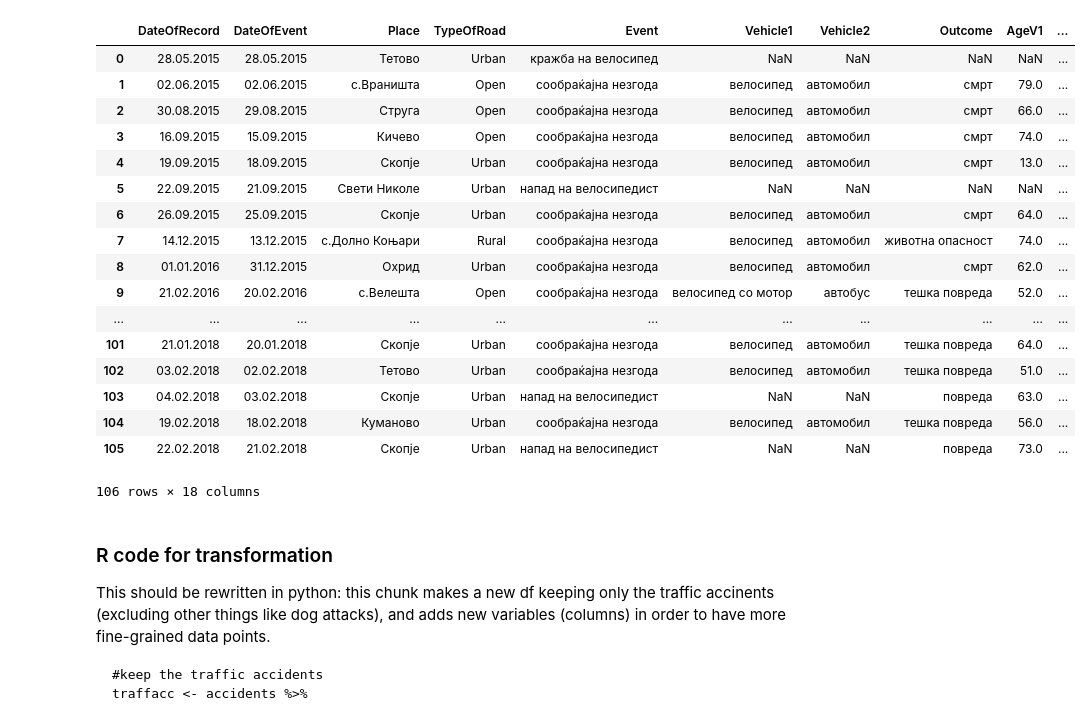
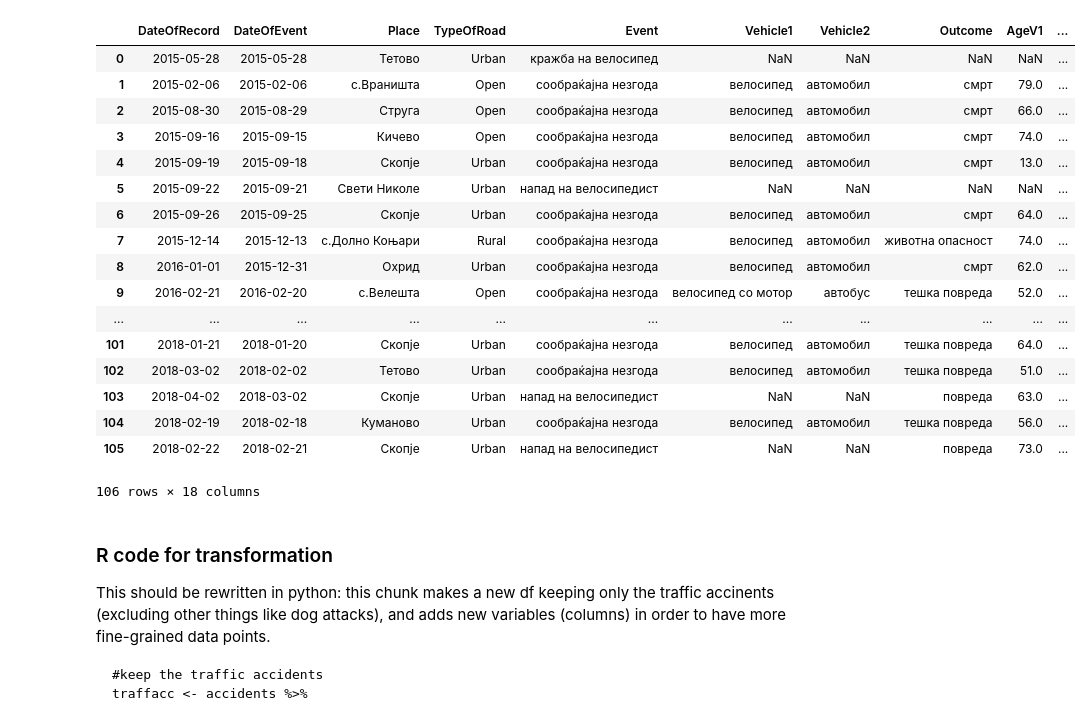
Before and after one commit to discindo/natochak, a Jupyter notebook: python/pandas-na-tochak.ipynb, the cells around one changed output. Drawn from its saved outputs; the diff is of its cells as text; code cells hidden in the pictures.

```diff
--- a/python/pandas-na-tochak.ipynb
+++ b/python/pandas-na-tochak.ipynb
@@ -2,26 +2,26 @@
 import pandas as pd
 # %%
 #read the date and show the table
-df = pd.read_csv('../mvr-data.csv')
+df = pd.read_csv('../mvr-data.csv', parse_dates=['DateOfRecord', 'DateOfEvent'])
 df
 # %% [output]
 |  | DateOfRecord | DateOfEvent | Place | TypeOfRoad | Event | Vehicle1 | Vehicle2 | Outcome | AgeV1 | ... |
-| 0 | 28.05.2015 | 28.05.2015 | Тетово | Urban | кражба на велосипед | NaN | NaN | NaN | NaN | ... |
-| 1 | 02.06.2015 | 02.06.2015 | с.Враништа | Open | сообраќајна незгода | велосипед | автомобил | смрт | 79.0 | ... |
-| 2 | 30.08.2015 | 29.08.2015 | Струга | Open | сообраќајна незгода | велосипед | автомобил | смрт | 66.0 | ... |
-| 3 | 16.09.2015 | 15.09.2015 | Кичево | Open | сообраќајна незгода | велосипед | автомобил | смрт | 74.0 | ... |
-| 4 | 19.09.2015 | 18.09.2015 | Скопје | Urban | сообраќајна незгода | велосипед | автомобил | смрт | 13.0 | ... |
-| 5 | 22.09.2015 | 21.09.2015 | Свети Николе | Urban | напад на велосипедист | NaN | NaN | NaN | NaN | ... |
-| 6 | 26.09.2015 | 25.09.2015 | Скопје | Urban | сообраќајна незгода | велосипед | автомобил | смрт | 64.0 | ... |
-| 7 | 14.12.2015 | 13.12.2015 | с.Долно Коњари | Rural | сообраќајна незгода | велосипед | автомобил | животна опасност | 74.0 | ... |
-| 8 | 01.01.2016 | 31.12.2015 | Охрид | Urban | сообраќајна незгода | велосипед | автомобил | смрт | 62.0 | ... |
-| 9 | 21.02.2016 | 20.02.2016 | с.Велешта | Open | сообраќајна незгода | велосипед со мотор | автобус | тешка повреда | 52.0 | ... |
+| 0 | 2015-05-28 | 2015-05-28 | Тетово | Urban | кражба на велосипед | NaN | NaN | NaN | NaN | ... |
+| 1 | 2015-02-06 | 2015-02-06 | с.Враништа | Open | сообраќајна незгода | велосипед | автомобил | смрт | 79.0 | ... |
+| 2 | 2015-08-30 | 2015-08-29 | Струга | Open | сообраќајна незгода | велосипед | автомобил | смрт | 66.0 | ... |
+| 3 | 2015-09-16 | 2015-09-15 | Кичево | Open | сообраќајна незгода | велосипед | автомобил | смрт | 74.0 | ... |
+| 4 | 2015-09-19 | 2015-09-18 | Скопје | Urban | сообраќајна незгода | велосипед | автомобил | смрт | 13.0 | ... |
+| 5 | 2015-09-22 | 2015-09-21 | Свети Николе | Urban | напад на велосипедист | NaN | NaN | NaN | NaN | ... |
+| 6 | 2015-09-26 | 2015-09-25 | Скопје | Urban | сообраќајна незгода | велосипед | автомобил | смрт | 64.0 | ... |
+| 7 | 2015-12-14 | 2015-12-13 | с.Долно Коњари | Rural | сообраќајна незгода | велосипед | автомобил | животна опасност | 74.0 | ... |
+| 8 | 2016-01-01 | 2015-12-31 | Охрид | Urban | сообраќајна незгода | велосипед | автомобил | смрт | 62.0 | ... |
+| 9 | 2016-02-21 | 2016-02-20 | с.Велешта | Open | сообраќајна незгода | велосипед со мотор | автобус | тешка повреда | 52.0 | ... |
 | ... | ... | ... | ... | ... | ... | ... | ... | ... | ... | ... |
-| 101 | 21.01.2018 | 20.01.2018 | Скопје | Urban | сообраќајна незгода | велосипед | автомобил | тешка повреда | 64.0 | ... |
-| 102 | 03.02.2018 | 02.02.2018 | Тетово | Urban | сообраќајна незгода | велосипед | автомобил | тешка повреда | 51.0 | ... |
-| 103 | 04.02.2018 | 03.02.2018 | Скопје | Urban | напад на велосипедист | NaN | NaN | повреда | 63.0 | ... |
-| 104 | 19.02.2018 | 18.02.2018 | Куманово | Urban | сообраќајна незгода | велосипед | автомобил | тешка повреда | 56.0 | ... |
-| 105 | 22.02.2018 | 21.02.2018 | Скопје | Urban | напад на велосипедист | NaN | NaN | повреда | 73.0 | ... |
+| 101 | 2018-01-21 | 2018-01-20 | Скопје | Urban | сообраќајна незгода | велосипед | автомобил | тешка повреда | 64.0 | ... |
+| 102 | 2018-03-02 | 2018-02-02 | Тетово | Urban | сообраќајна незгода | велосипед | автомобил | тешка повреда | 51.0 | ... |
+| 103 | 2018-04-02 | 2018-03-02 | Скопје | Urban | напад на велосипедист | NaN | NaN | повреда | 63.0 | ... |
+| 104 | 2018-02-19 | 2018-02-18 | Куманово | Urban | сообраќајна незгода | велосипед | автомобил | тешка повреда | 56.0 | ... |
+| 105 | 2018-02-22 | 2018-02-21 | Скопје | Urban | напад на велосипедист | NaN | NaN | повреда | 73.0 | ... |
 106 rows × 18 columns
 # %% [markdown]
 ### R code for transformation
```
Also changed, not shown: parts of 1 cell of this notebook.
